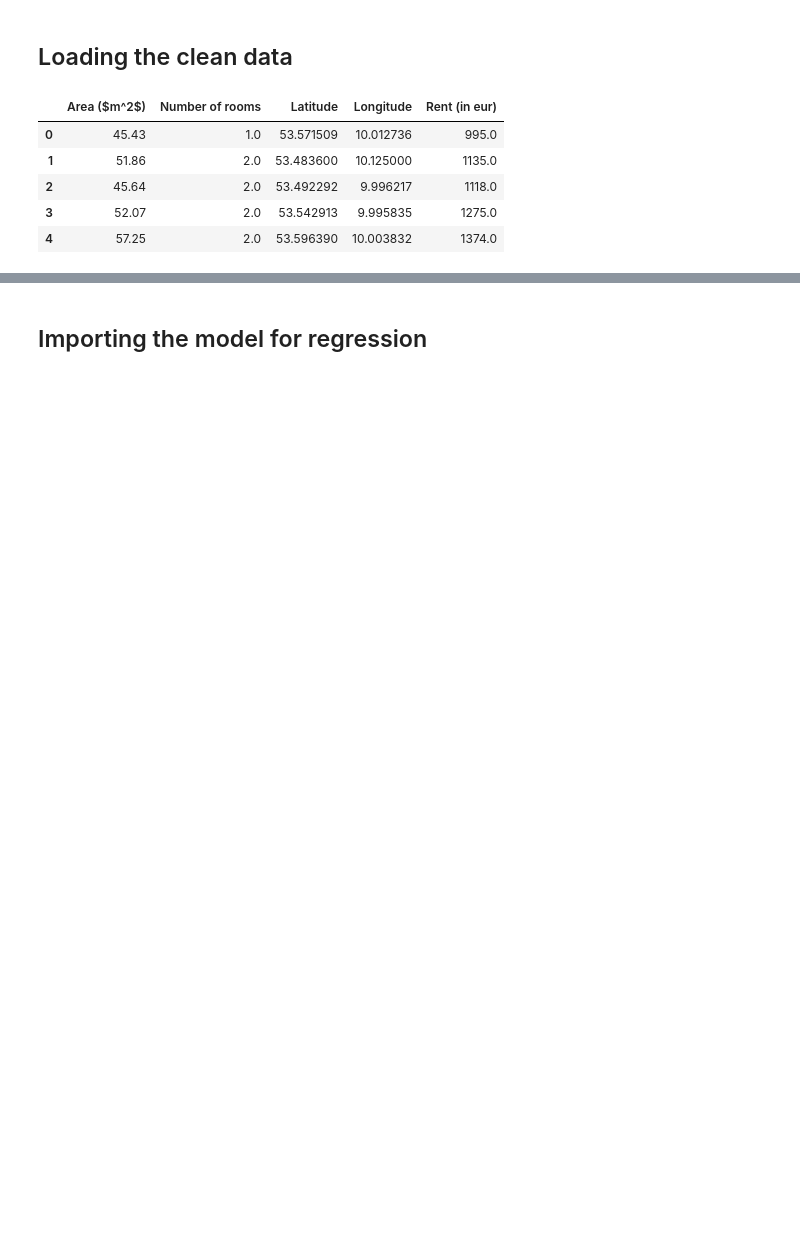
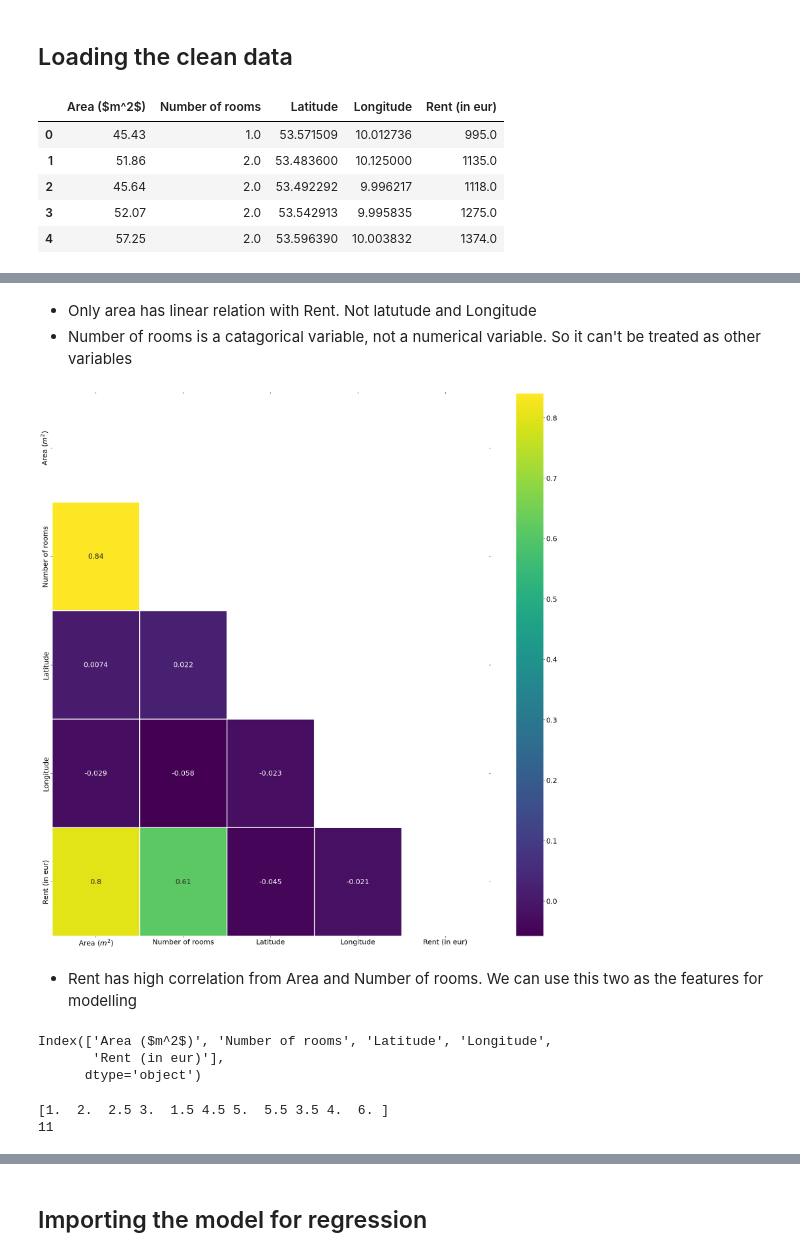
Before and after one commit to meghanad-kayanattil/Data_Science_Python_notebooks, a Jupyter notebook: Rent prediction wt linear regression-Hamburg-2022-July/Linear regression with the rent data.ipynb, the cells around one changed output, grey strips where cells are left out. Drawn from its saved outputs; the diff is of its cells as text; code cells hidden in the pictures; blank space fills up the shorter version.

```diff
--- a/Rent prediction wt linear regression-Hamburg-2022-July/Linear regression with the rent data.ipynb
+++ b/Rent prediction wt linear regression-Hamburg-2022-July/Linear regression with the rent data.ipynb
@@ -19,0 +57,29 @@ df.head()
+# %% [markdown]
+- Only area has linear relation with Rent. Not latutude and Longitude
+- Number of rooms is a catagorical variable, not a numerical variable. So it can't be treated as other variables
+# %%
+# correlation plot
+plt.figure(figsize=(25, 25))
+matrix = np.triu(df.corr())
+sns.heatmap(df.corr(), annot=True,
+            linewidth=.8, mask=matrix, cmap="viridis")
+plt.show();
+# %% [output]
+[figure, added]
+# %% [markdown]
+- Rent has high correlation from Area and Number of rooms. We can use this two as the features for modelling
+# %%
+#list the column names
+df.columns
+# %% [output]
+Index(['Area ($m^2$)', 'Number of rooms', 'Latitude', 'Longitude',
+       'Rent (in eur)'],
+      dtype='object')
+# %%
+# check the unique values of Number of rooms since its a catagorical variable
+#checking the unique values in the below columns with dtype= int/float
+print(df['Number of rooms'].unique())
+print(df['Number of rooms'].nunique())
+# %% [output]
+[1.  2.  2.5 3.  1.5 4.5 5.  5.5 3.5 4.  6. ]
+11
```
Also changed, not shown: parts of 45 cells of this notebook.
